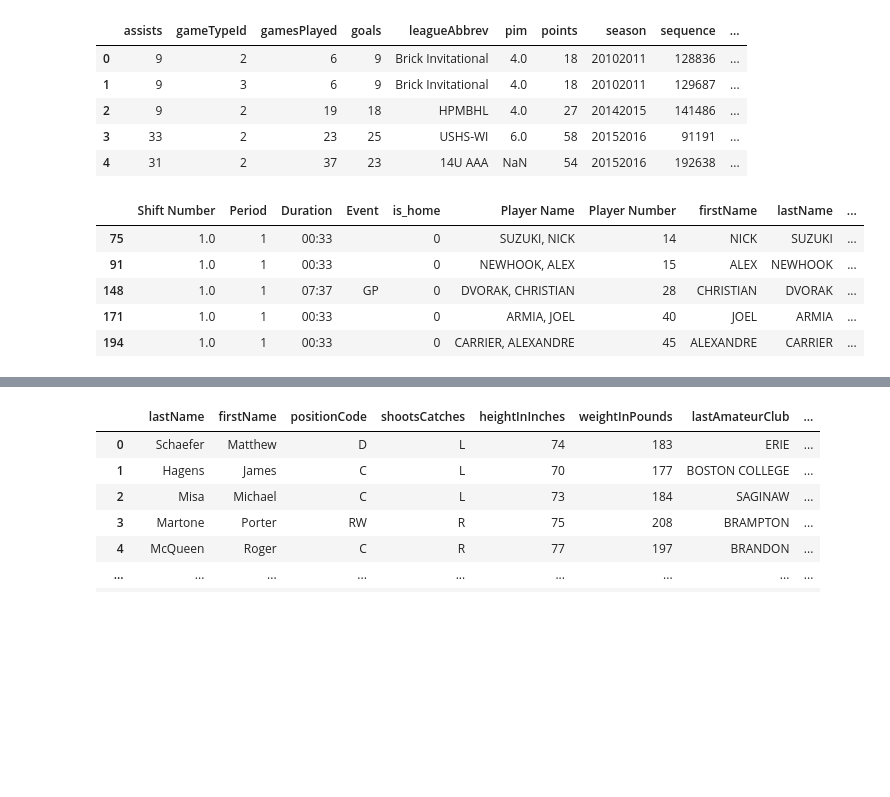
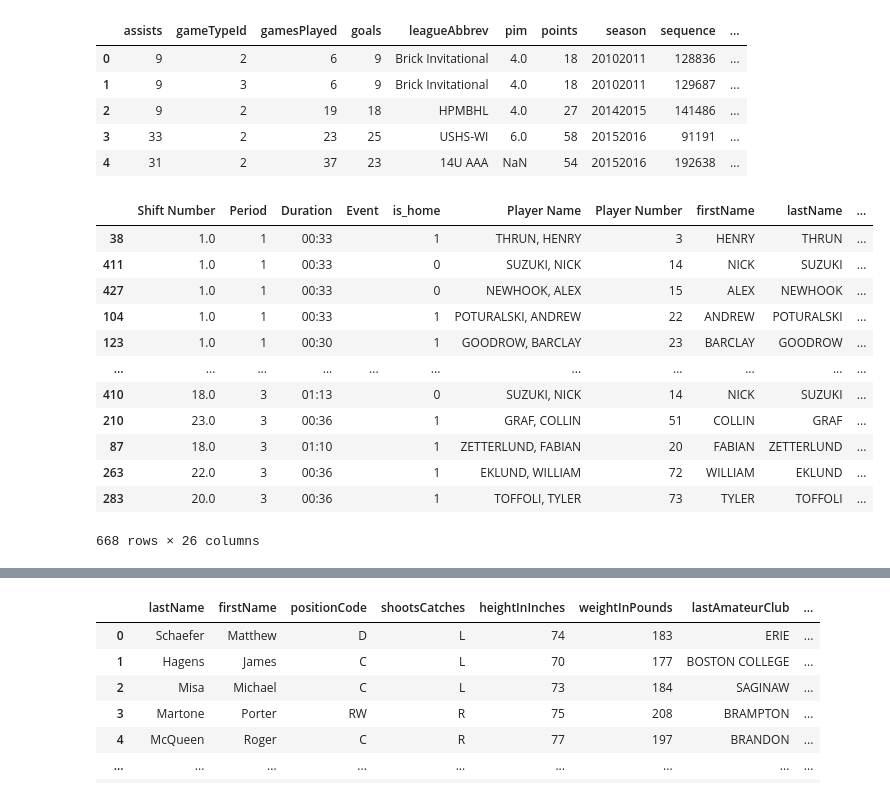
Before and after one commit to maxtixador/nhl_scraper, a Jupyter notebook: notebooks/test_scraper.ipynb, the cells around one changed output, grey strips where cells are left out. Cells and saved outputs as stored; diff of their text form; code cells hidden in the pictures; blank space fills up the shorter version.

```diff
--- a/notebooks/test_scraper.ipynb
+++ b/notebooks/test_scraper.ipynb
@@ -156,14 +342,21 @@ scrapePlayerStats(8481540, stats_type='seasonTotals').head()
 | 3 | 33 | 2 | 23 | 25 | USHS-WI | 6.0 | 58 | 20152016 | 91191 | ... |
 | 4 | 31 | 2 | 37 | 23 | 14U AAA | NaN | 54 | 20152016 | 192638 | ... |
 # %%
-scrapeGameShiftsLegacy(2024020858).head()
+scrapeGameShiftsLegacy(2024020858)
 # %% [output]
 |  | Shift Number | Period | Duration | Event | is_home | Player Name | Player Number | firstName | lastName | ... |
-| 75 | 1.0 | 1 | 00:33 |  | 0 | SUZUKI, NICK | 14 | NICK | SUZUKI | ... |
-| 91 | 1.0 | 1 | 00:33 |  | 0 | NEWHOOK, ALEX | 15 | ALEX | NEWHOOK | ... |
-| 148 | 1.0 | 1 | 07:37 | GP | 0 | DVORAK, CHRISTIAN | 28 | CHRISTIAN | DVORAK | ... |
-| 171 | 1.0 | 1 | 00:33 |  | 0 | ARMIA, JOEL | 40 | JOEL | ARMIA | ... |
-| 194 | 1.0 | 1 | 00:33 |  | 0 | CARRIER, ALEXANDRE | 45 | ALEXANDRE | CARRIER | ... |
+| 38 | 1.0 | 1 | 00:33 |  | 1 | THRUN, HENRY | 3 | HENRY | THRUN | ... |
+| 411 | 1.0 | 1 | 00:33 |  | 0 | SUZUKI, NICK | 14 | NICK | SUZUKI | ... |
+| 427 | 1.0 | 1 | 00:33 |  | 0 | NEWHOOK, ALEX | 15 | ALEX | NEWHOOK | ... |
+| 104 | 1.0 | 1 | 00:33 |  | 1 | POTURALSKI, ANDREW | 22 | ANDREW | POTURALSKI | ... |
+| 123 | 1.0 | 1 | 00:30 |  | 1 | GOODROW, BARCLAY | 23 | BARCLAY | GOODROW | ... |
+| ... | ... | ... | ... | ... | ... | ... | ... | ... | ... | ... |
+| 410 | 18.0 | 3 | 01:13 |  | 0 | SUZUKI, NICK | 14 | NICK | SUZUKI | ... |
+| 210 | 23.0 | 3 | 00:36 |  | 1 | GRAF, COLLIN | 51 | COLLIN | GRAF | ... |
+| 87 | 18.0 | 3 | 01:10 |  | 1 | ZETTERLUND, FABIAN | 20 | FABIAN | ZETTERLUND | ... |
+| 263 | 22.0 | 3 | 00:36 |  | 1 | EKLUND, WILLIAM | 72 | WILLIAM | EKLUND | ... |
+| 283 | 20.0 | 3 | 00:36 |  | 1 | TOFFOLI, TYLER | 73 | TYLER | TOFFOLI | ... |
+668 rows × 26 columns
 # %%
 # Test Draft Functions
 draft_df = scrapeDraft(year=2023, round="all")
```
Also changed, not shown: parts of 16 cells of this notebook, 17 other files.
